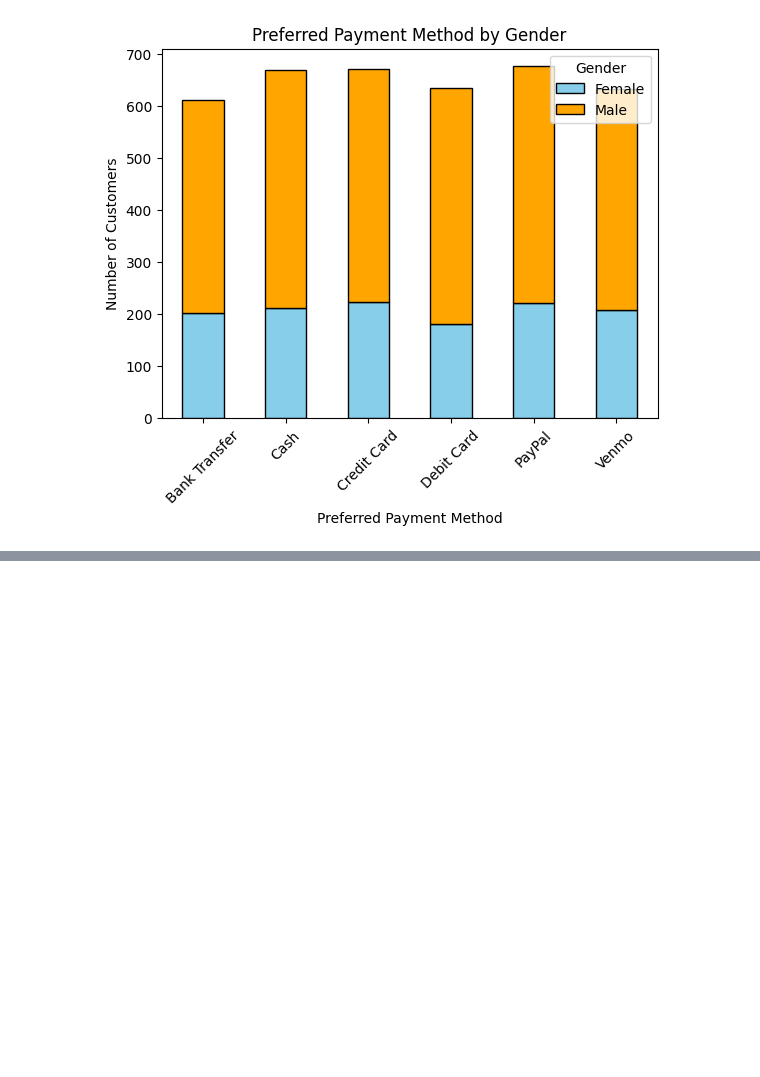
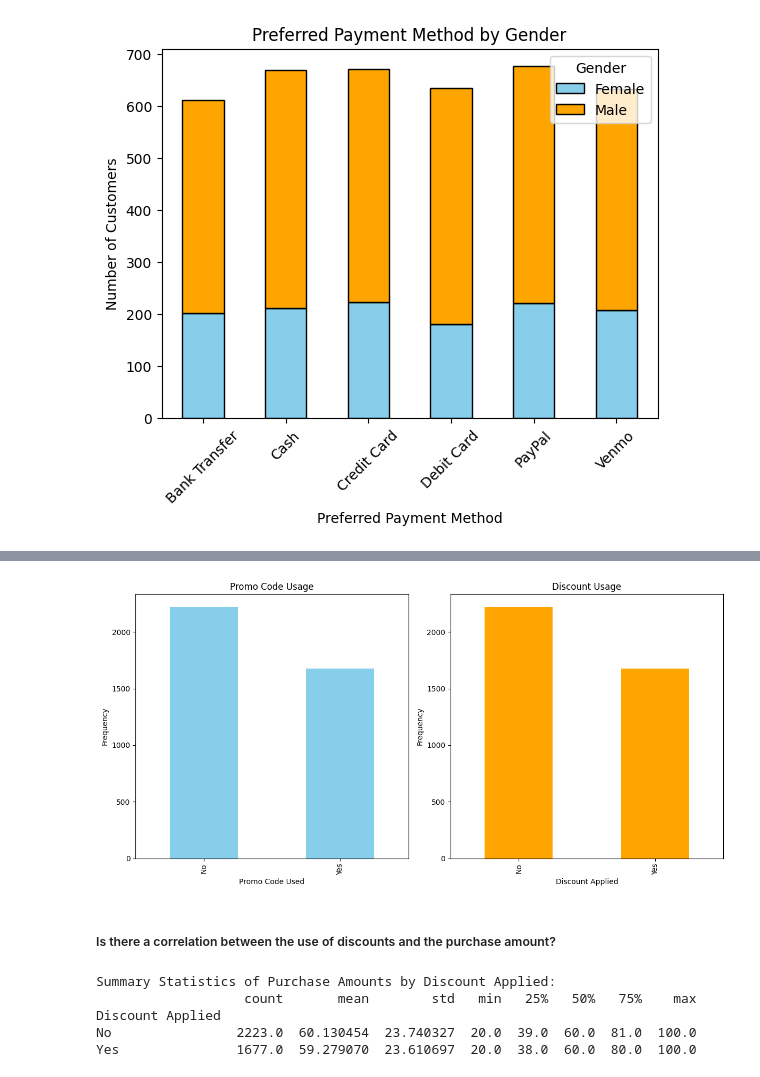
Before and after one commit to melvinquashie/Consumer-Behavior-and-Shopping-Habits, a Jupyter notebook: Consumer Behavior and Shopping Habits/Untitled-1.ipynb, the cells around one changed output, grey strips where cells are left out. Drawn from its saved outputs; the diff is of its cells as text; code cells hidden in the pictures; blank space fills up the shorter version.

```diff
--- a/Consumer Behavior and Shopping Habits/Untitled-1.ipynb
+++ b/Consumer Behavior and Shopping Habits/Untitled-1.ipynb
@@ -1010,0 +1035,10 @@ plt.show()
+# %%
+# Count the occurrences of promo codes used or discounts applied to understand how often customers utilize them.
+
+promo_code_usage = shopping_trends['Promo Code Used'].value_counts()
+discount_usage = shopping_trends['Discount Applied'].value_counts()
+
+print("Promo Code Usage:")
+print(promo_code_usage)
+print("\nDiscount Usage:")
+print(discount_usage)
@@ -1010,0 +1057,35 @@ plt.show()
+# %%
+# Create bar charts or pie charts to visualize the distribution of promo code usage and discount application.
+
+plt.figure(figsize=(12, 6))
+
+plt.subplot(1, 2, 1)
+promo_code_usage.plot(kind='bar', color='skyblue')
+plt.title('Promo Code Usage')
+plt.xlabel('Promo Code Used')
+plt.ylabel('Frequency')
+
+plt.subplot(1, 2, 2)
+discount_usage.plot(kind='bar', color='orange')
+plt.title('Discount Usage')
+plt.xlabel('Discount Applied')
+plt.ylabel('Frequency')
+
+plt.tight_layout()
+plt.show()
+# %% [output]
+[figure, added]
+# %% [markdown]
+##### Is there a correlation between the use of discounts and the purchase amount?
+# %%
+# Group the data based on the presence or absence of discounts and calculate summary statistics of purchase amounts for each group.
+
+discount_purchase_stats = shopping_trends.groupby('Discount Applied')['Purchase Amount (USD)'].describe()
+print("Summary Statistics of Purchase Amounts by Discount Applied:")
+print(discount_purchase_stats)
+# %% [output]
+Summary Statistics of Purchase Amounts by Discount Applied:
+                   count       mean        std   min   25%   50%   75%    max
+Discount Applied
+No                2223.0  60.130454  23.740327  20.0  39.0  60.0  81.0  100.0
+Yes               1677.0  59.279070  23.610697  20.0  38.0  60.0  80.0  100.0
```
Also changed, not shown: parts of 28 cells of this notebook.
